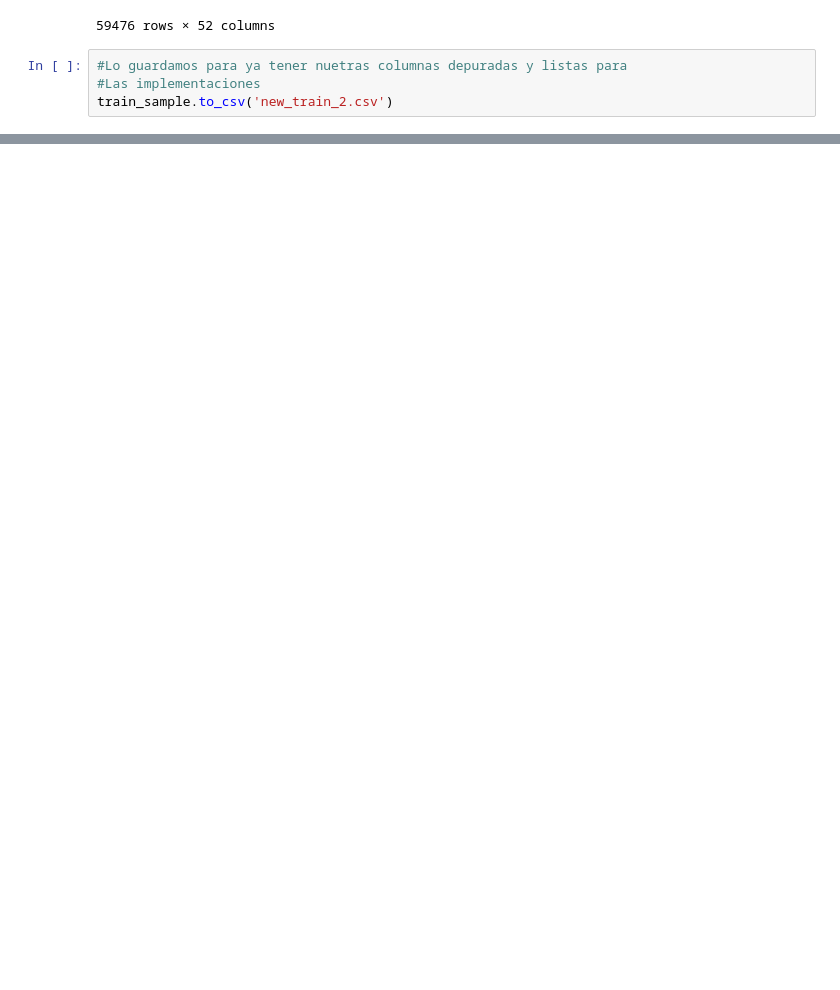
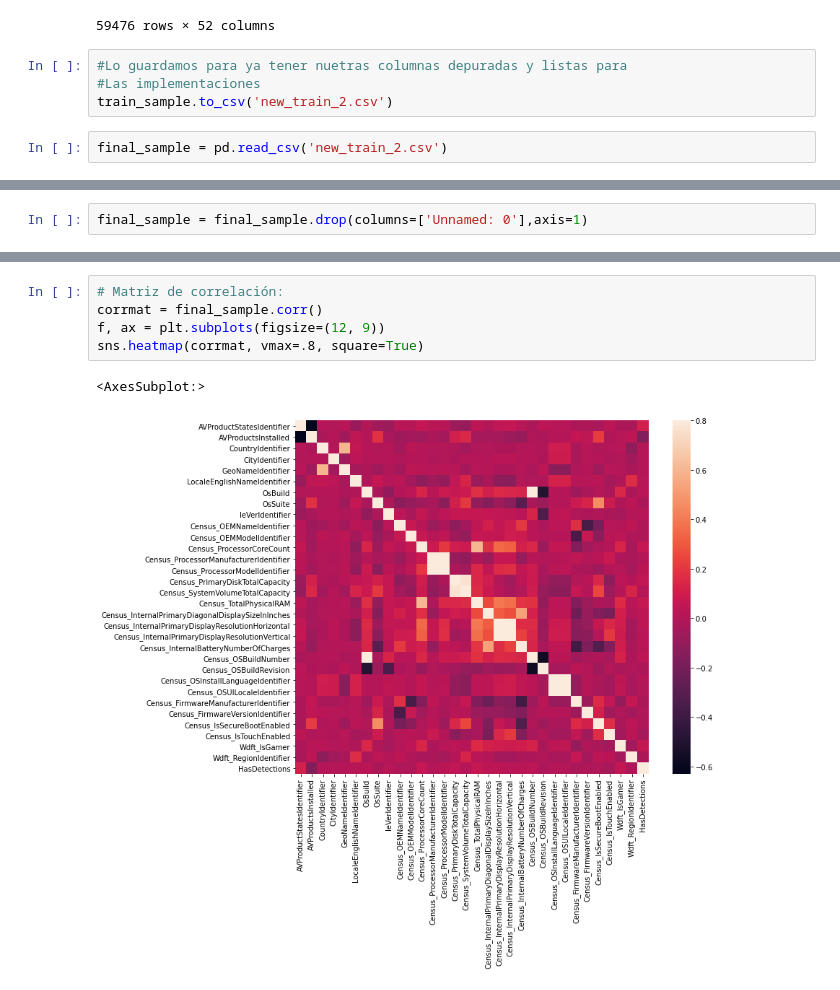
Before and after one commit to saritazavala/SDS-Proyecto2, a Jupyter notebook: Parte1.ipynb, the cells around one changed output, grey strips where cells are left out. Saved outputs shown, nothing was run; the diff lists cells and outputs as text; blank space fills up the shorter version.

```diff
--- a/Parte1.ipynb
+++ b/Parte1.ipynb
@@ -490,3 +498,5 @@ train_sample
 #Lo guardamos para ya tener nuetras columnas depuradas y listas para
 #Las implementaciones
 train_sample.to_csv('new_train_2.csv')
+# %%
+final_sample = pd.read_csv('new_train_2.csv')
@@ -492,0 +519,2 @@ train_sample.to_csv('new_train_2.csv')
+# %%
+final_sample = final_sample.drop(columns=['Unnamed: 0'],axis=1)
@@ -492,0 +581,8 @@ train_sample.to_csv('new_train_2.csv')
+# %%
+# Matriz de correlación:
+corrmat = final_sample.corr()
+f, ax = plt.subplots(figsize=(12, 9))
+sns.heatmap(corrmat, vmax=.8, square=True)
+# %% [output]
+<AxesSubplot:>
+[figure, added]
```
Also changed, not shown: parts of 18 cells of this notebook.
